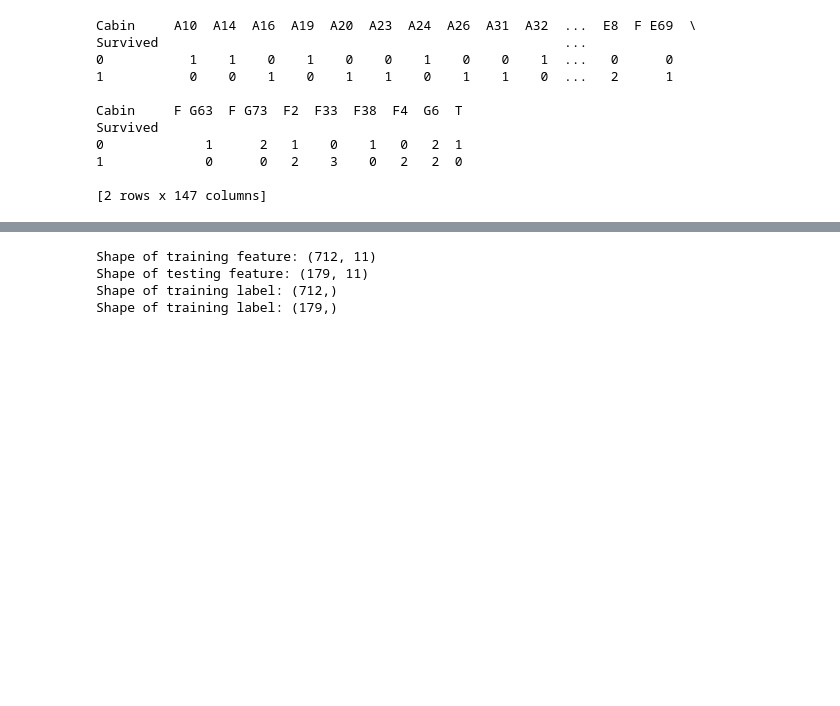
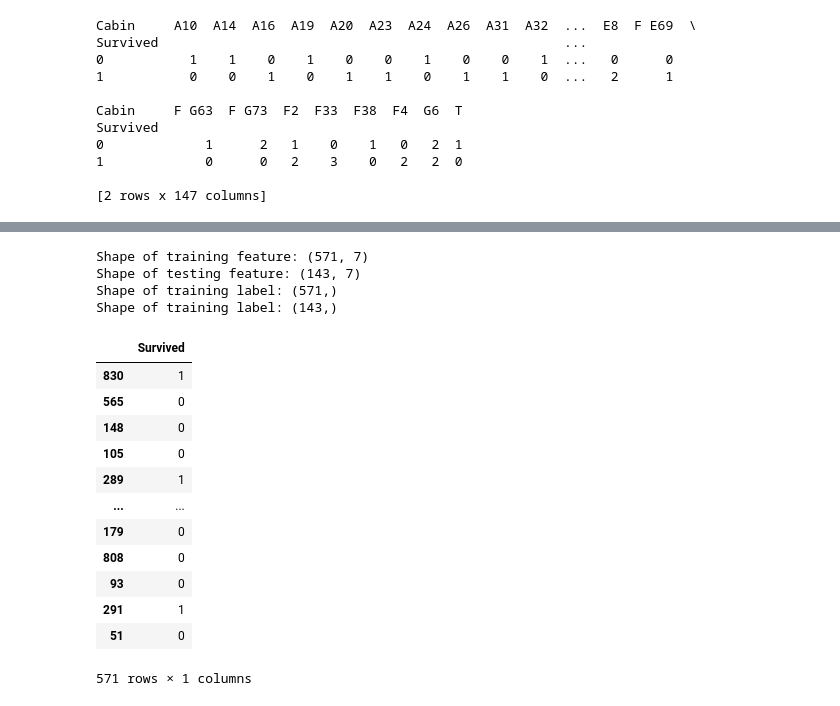
Before and after one commit to Blueturboguy07/Titanic-Classification-Model, a Jupyter notebook: titanic_v1.ipynb, the cells around one changed output, grey strips where cells are left out. Drawn from its saved outputs; the diff is of its cells as text; code cells hidden in the pictures; blank space fills up the shorter version.

Commit message:
trained model

```diff
--- a/titanic_v1.ipynb
+++ b/titanic_v1.ipynb
@@ -225,3 +225,6 @@ Shape of dataframe: (891, 12)
 | 2 | 3 | 1 | 3 | Heikkinen, Miss. Laina | 0 | 26.0 | 0 | 0 | STON/O2. 3101282 | 7.9250 | ... |
 | 3 | 4 | 1 | 1 | Futrelle, Mrs. Jacques Heath (Lil... | 0 | 35.0 | 1 | 0 | 113803 | 53.1000 | ... |
 | 4 | 5 | 0 | 3 | Allen, Mr. William Henry | 1 | 35.0 | 0 | 0 | 373450 | 8.0500 | ... |
+# %%
+df1 = df.dropna(how='any')
+df1 = df1.drop(['Name', 'Ticket', 'AgeGroup', 'FareGroup'], axis=1)
@@ -228,7 +251,7 @@ Shape of dataframe: (891, 12)
 # %%
-feature = df.drop('Survived', axis=1)
+feature = df1.drop('Survived', axis=1)
 
-target = df['Survived']
+target = df1['Survived']
 
 
 from sklearn.model_selection import train_test_split
@@ -245,7 +268,25 @@ print('Shape of training label:', y_test.shape)
 #ilock istead of train test split, there are other ways
 #look at indwxing
 # %% [output]
-Shape of training feature: (712, 11)
-Shape of testing feature: (179, 11)
-Shape of training label: (712,)
-Shape of training label: (179,)
+Shape of training feature: (571, 7)
+Shape of testing feature: (143, 7)
+Shape of training label: (571,)
+Shape of training label: (143,)
+# %%
+y_train_df = pd.DataFrame(y_train)
+# %%
+y_train_df
+# %% [output]
+|  | Survived |
+| 830 | 1 |
+| 565 | 0 |
+| 148 | 0 |
+| 105 | 0 |
+| 289 | 1 |
+| ... | ... |
+| 179 | 0 |
+| 808 | 0 |
+| 93 | 0 |
+| 291 | 1 |
+| 51 | 0 |
+571 rows × 1 columns
```
Also changed, not shown: parts of 5 cells of this notebook.
